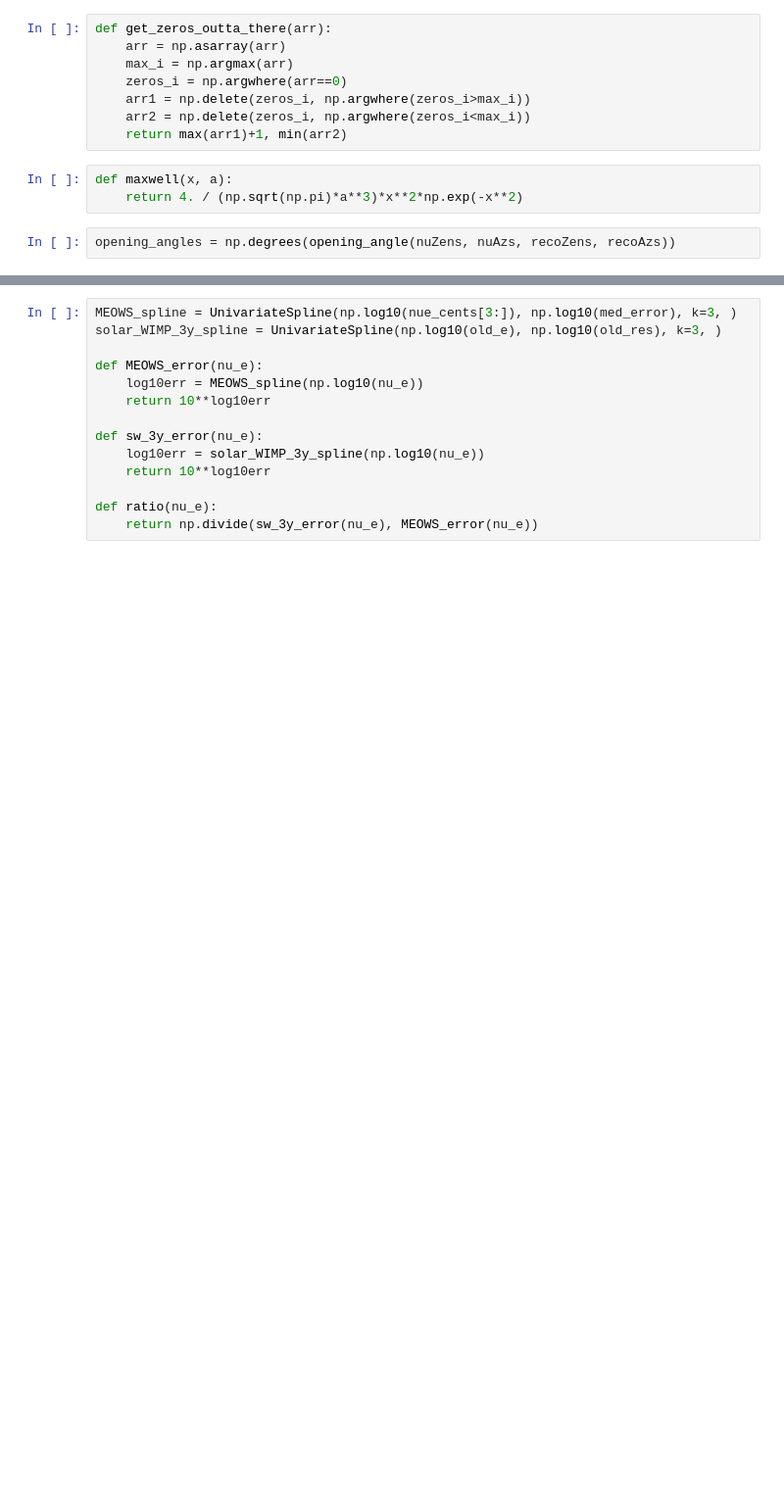
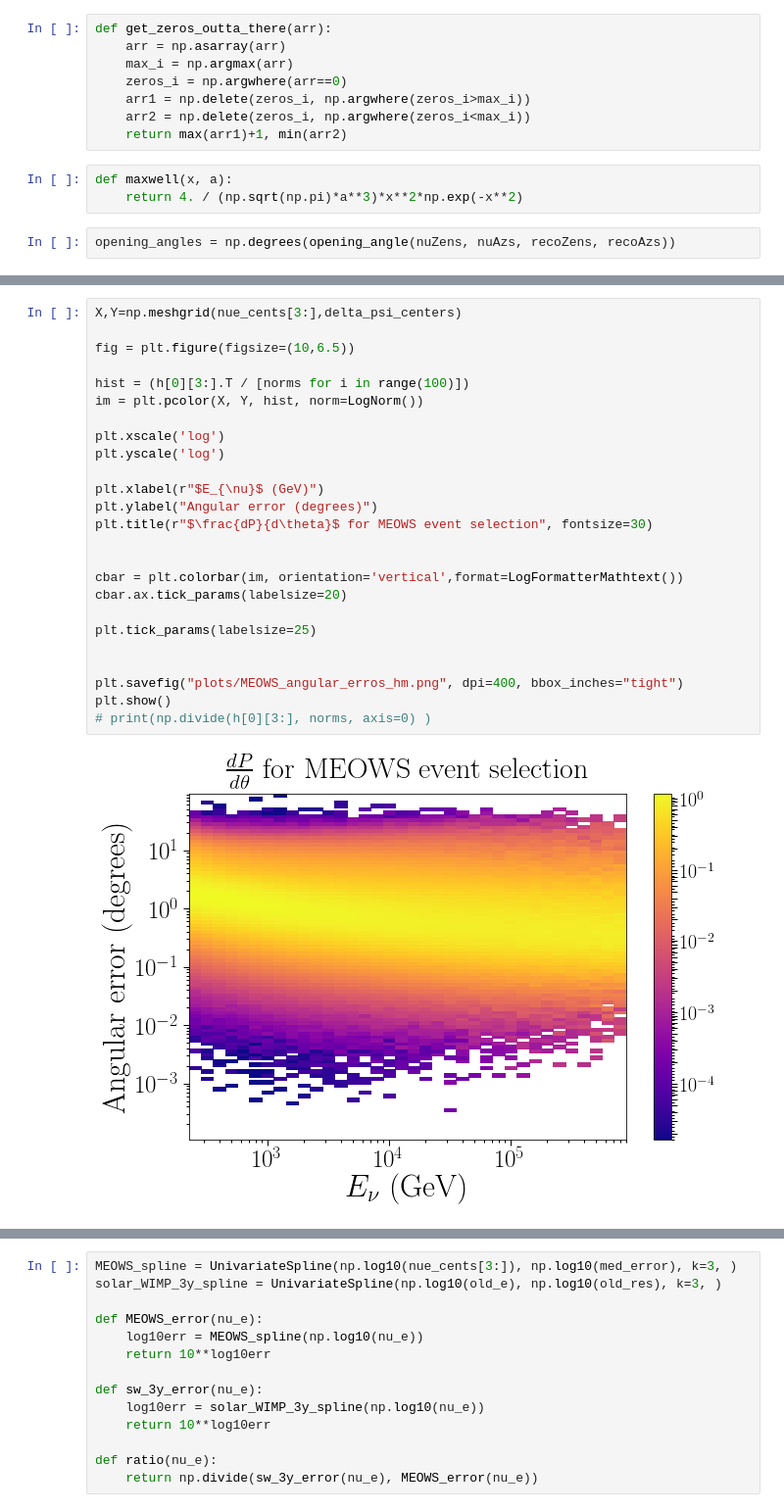
Before and after one commit to jlazar17/solar_WIMP, a Jupyter notebook: resolution_plots.ipynb, the cells around one changed output, grey strips where cells are left out. Shown at 98% size. Saved outputs shown, nothing was run; the diff lists cells and outputs as text; blank space fills up the shorter version.

```diff
--- a/resolution_plots.ipynb
+++ b/resolution_plots.ipynb
@@ -60 +133,28 @@ opening_angles = np.degrees(opening_angle(nuZens, nuAzs, recoZens, recoAzs))
+# %%
+X,Y=np.meshgrid(nue_cents[3:],delta_psi_centers)
+
+fig = plt.figure(figsize=(10,6.5))
+
+hist = (h[0][3:].T / [norms for i in range(100)])
+im = plt.pcolor(X, Y, hist, norm=LogNorm())
+
+plt.xscale('log')
+plt.yscale('log')
+
+plt.xlabel(r"$E_{\nu}$ (GeV)")
+plt.ylabel("Angular error (degrees)")
+plt.title(r"$\frac{dP}{d\theta}$ for MEOWS event selection", fontsize=30)
+
+
+cbar = plt.colorbar(im, orientation='vertical',format=LogFormatterMathtext())
+cbar.ax.tick_params(labelsize=20)
+
+plt.tick_params(labelsize=25)
+
+
+plt.savefig("plots/MEOWS_angular_erros_hm.png", dpi=400, bbox_inches="tight")
+plt.show()
+# print(np.divide(h[0][3:], norms, axis=0) )
+# %% [output]
+[figure, added]
 # %%
```
Also changed, not shown: parts of 32 cells of this notebook, 5 other files.
